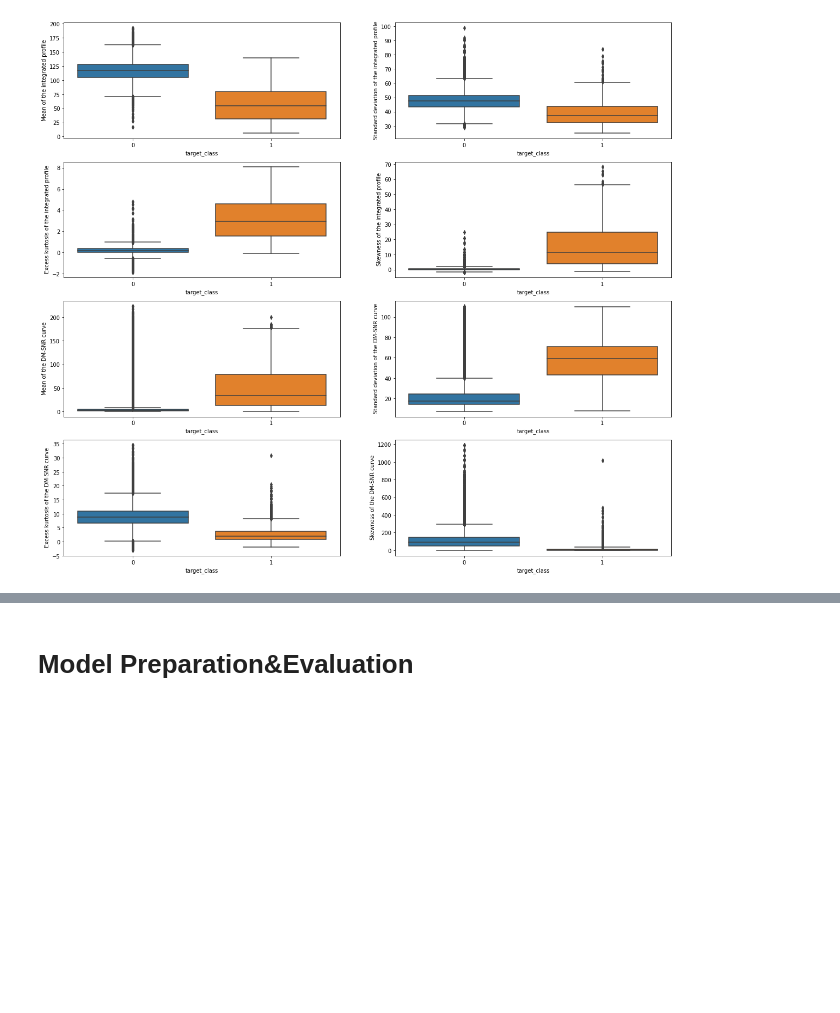
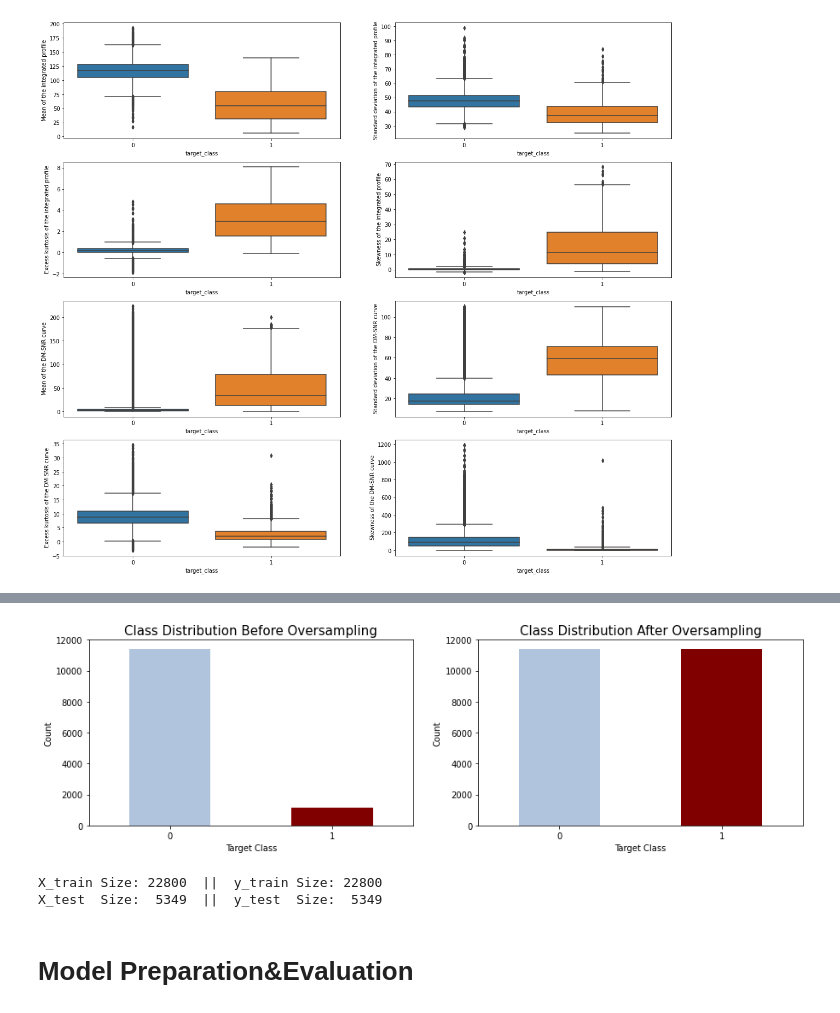
Before and after one commit to bahadirbasaran/pulsar-detection-kaggle-competition, a Jupyter notebook: main.ipynb, the cells around one changed output, grey strips where cells are left out. Drawn from its saved outputs; the diff is of its cells as text; code cells hidden in the pictures; blank space fills up the shorter version.

```diff
--- a/main.ipynb
+++ b/main.ipynb
@@ -258,3 +212,74 @@ y_test:  6504  Samples
+# %%
+# Due to the imbalancy, we need to balance the dataset through oversampling.
+# In order to prevent leakage, only the training set should be oversampled.
+# If it is desired to do feature scaling, it is better to do it before oversampling.
+
+# i.g: Let's assume we have 20 samples in dataset.
+# We'd like to do oversampling and in the end, we'd like to have test set with size of 0.2*total.
+# If we directly split with the 0.2 ratio before oversampling -> size_train = 16, size_test = 4.
+# Let's assume that in the trainset -> classA: 14 samples, classB: 2 samples.
+# After oversampling: trainset -> classA: 14 samples, classB: 14 samples. -> size_train = 28, size_test = 4
+# We desired to have test set with the ratio 0.2 , however, we have 4/(28+4) = 0.125
+
+# Desired splitting ratio for the final splits.
+ratio_testSet = 0.19
+
+# To find the value that should be passed as parameter to the "createDataSplits":
+size_majorityClass = len(dataset[dataset.target_class==0])
+size_testSet = 2 * ratio_testSet * size_majorityClass * len(dataset) / (len(dataset) - ratio_testSet * len(dataset) + 2 * ratio_testSet * size_majorityClass)
+tmp_ratio_testSet = size_testSet / len(dataset)
+
+# Create the initial data splits by feature scaling through MinMaxScaler.
+X_train, X_test, y_train, y_test = createDataSplits(dataset, [0,1,2,3,4,5,6,7], 8, tmp_ratio_testSet, obj_preprocessing= MinMaxScaler())
+
+# Reshape the X_train
+X_train = pd.DataFrame(X_train)
+X_train.columns = dataset.columns[:-1]
+
+# Merge y_train with the scaled X_train and split the samples into minority and majority frames.
+X = pd.concat([X_train, y_train], axis=1)
+df_minority = X[X.target_class==1]
+df_majority = X[X.target_class==0]
+
+# Visualize the imbalancy of the training set
+fig, ax = plt.subplots(1,2, figsize = (15,4))
+plt.subplot(1,2,1)
+X['target_class'].value_counts().plot(kind='bar', rot=0, color=['lightsteelblue', 'maroon'], yticks=list(range(0, 12001, 2000)))
+plt.xlabel("Target Class")
+plt.ylabel("Count")
+plt.title("Class Distribution Before Oversampling", fontsize=15)
+
+# Oversample the minority class to match the size of majority class and merge them
+df_minority_oversampled = resample(df_minority, n_samples=len(df_majority), random_state=42)
+train_oversampled = pd.concat([df_majority, df_minority_oversampled])
+
+# Visualize the balanced training set
+plt.subplot(1,2,2)
+train_oversampled['target_class'].value_counts(ascending=True).plot(kind='bar', rot=0, color=['lightsteelblue', 'maroon'], yticks=list(range(0, 12001, 2000)))
+plt.xlabel("Target Class")
+plt.ylabel("Count")
+plt.title("Class Distribution After Oversampling", fontsize=15)
+plt.show()
+
+# Extract the X_train and y_train from the oversampled training set
+X_train = train_oversampled.drop('target_class', axis=1)
+y_train = train_oversampled.target_class
+
+# Reshape the X_train and X_test
+X_train = pd.DataFrame(X_train)
+X_train.columns = dataset.columns[:-1]
+X_test= pd.DataFrame(X_test)
+X_test.columns = dataset.columns[:-1]
+
+# Merge the data splits to create the new -scaled and oversampled- dataset
+dataset_oversampled = mergeDataSplits(X_train, y_train, X_test, y_test)
+
+# Create the new data splits from the new dataset
+X_train, X_test, y_train, y_test = createDataSplits(dataset_oversampled, [0,1,2,3,4,5,6,7], 8, ratio_testSet, obj_preprocessing=None, printStats=True)
+# %% [output]
+[figure, added]
+X_train Size: 22800  ||  y_train Size: 22800
+X_test  Size:  5349  ||  y_test  Size:  5349
 # %% [markdown]
 # **Model Preparation&Evaluation**
 # %% [markdown]
```
Also changed, not shown: parts of 10 cells of this notebook.
